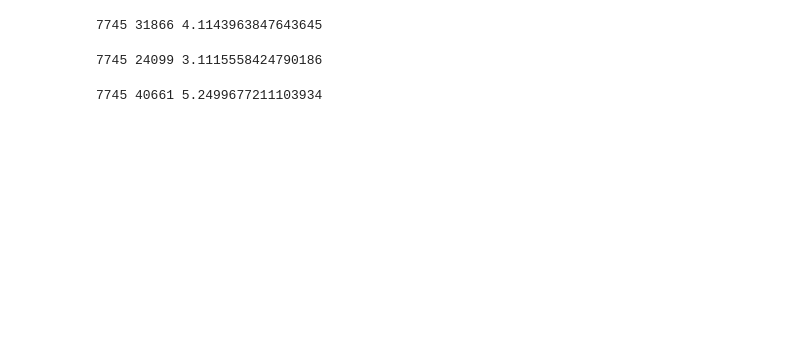
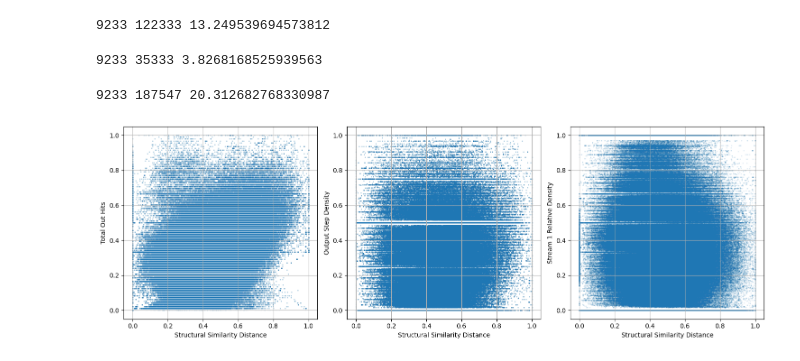
Before and after one commit to behzadhaki/TripleStreams, a Jupyter notebook: data/TripleStreamsDatasetExplorer.ipynb, the cells around one changed output. Drawn from its saved outputs; the diff is of its cells as text; code cells hidden in the pictures; blank space fills up the shorter version.

```diff
--- a/data/TripleStreamsDatasetExplorer.ipynb
+++ b/data/TripleStreamsDatasetExplorer.ipynb
@@ -220,9 +220,9 @@ for i in tqdm.trange(len(dataset)):
     )
     paired_values_without_step_den.append(
         (
-            np.round(dataset.decoding_controls[i, 1].item(), 2),
             np.round(dataset.decoding_controls[i, 2].item(), 2),
             np.round(dataset.decoding_controls[i, 3].item(), 2),
+            np.round(dataset.decoding_controls[i, 4].item(), 2),
         )
     )
 # %%
@@ -230,7 +230,7 @@ n_pairs_without_step_den = len(Counter(paired_values_without_step_den))
 n_pairs_with_step_den = len(Counter(paired_values_with_step_den))
 print(n_pairs_without_step_den, n_pairs_with_step_den, n_pairs_with_step_den / n_pairs_without_step_den)
 # %% [output]
-7745 31866 4.1143963847643645
+9233 122333 13.249539694573812
 # %%
 # Let's see how much the total out hits changes with the relative densities
 
@@ -240,16 +240,16 @@ for i in tqdm.trange(len(dataset)):
     paired_values_with_total_out_hits.append(
         (
             np.round(dataset.decoding_controls[i, 0].item(), 2),
-            np.round(dataset.decoding_controls[i, 1].item(), 2),
             np.round(dataset.decoding_controls[i, 2].item(), 2),
             np.round(dataset.decoding_controls[i, 3].item(), 2),
+            np.round(dataset.decoding_controls[i, 4].item(), 2),
         )
     )
 # %%
 n_pairs_with_total_out_hits = len(Counter(paired_values_with_total_out_hits))
 print(n_pairs_without_step_den, n_pairs_with_total_out_hits, n_pairs_with_total_out_hits / n_pairs_without_step_den)
 # %% [output]
-7745 24099 3.1115558424790186
+9233 35333 3.8268168525939563
 # %%
 # all five
 paired_values_all = []
@@ -268,4 +268,35 @@ for i in tqdm.trange(len(dataset)):
 n_pairs_all = len(Counter(paired_values_all))
 print(n_pairs_without_step_den, n_pairs_all, n_pairs_all / n_pairs_without_step_den)
 # %% [output]
-7745 40661 5.2499677211103934
+9233 187547 20.312682768330987
+# %%
+# Paired scatter plots
+from itertools import combinations
+
+feature_map = {
+    "Structural Similarity Distance": dataset.encoding_control_values[:, 0].numpy(),
+    "Total Out Hits": dataset.decoding_controls[:, 0].numpy(),
+    "Output Step Density": dataset.decoding_controls[:, 1].numpy(),
+    "Stream 1 Relative Density": dataset.decoding_controls[:, 2].numpy(),
+}
+# %%
+# plot structural similarity distance vs rest
+
+# don't use seaborn, use matplotlib directly
+import matplotlib.pyplot as plt
+
+# redo in a 2x3 grid
+fig, ax = plt.subplots(1, 3, figsize=(15, 5))
+for i, feature2 in enumerate(["Total Out Hits", "Output Step Density", "Stream 1 Relative Density"]):
+    feature1_values = feature_map["Structural Similarity Distance"]
+    feature2_values = feature_map[feature2]
+
+    ax[i % 3].scatter(feature1_values, feature2_values, alpha=0.05, s=1)
+    ax[i % 3].set_xlabel("Structural Similarity Distance")
+    ax[i % 3].set_ylabel(feature2)
+    ax[i % 3].grid(True)
+
+plt.tight_layout()
+plt.show()
+# %% [output]
+[figure, added]
```
Also changed, not shown: parts of 14 cells of this notebook.
